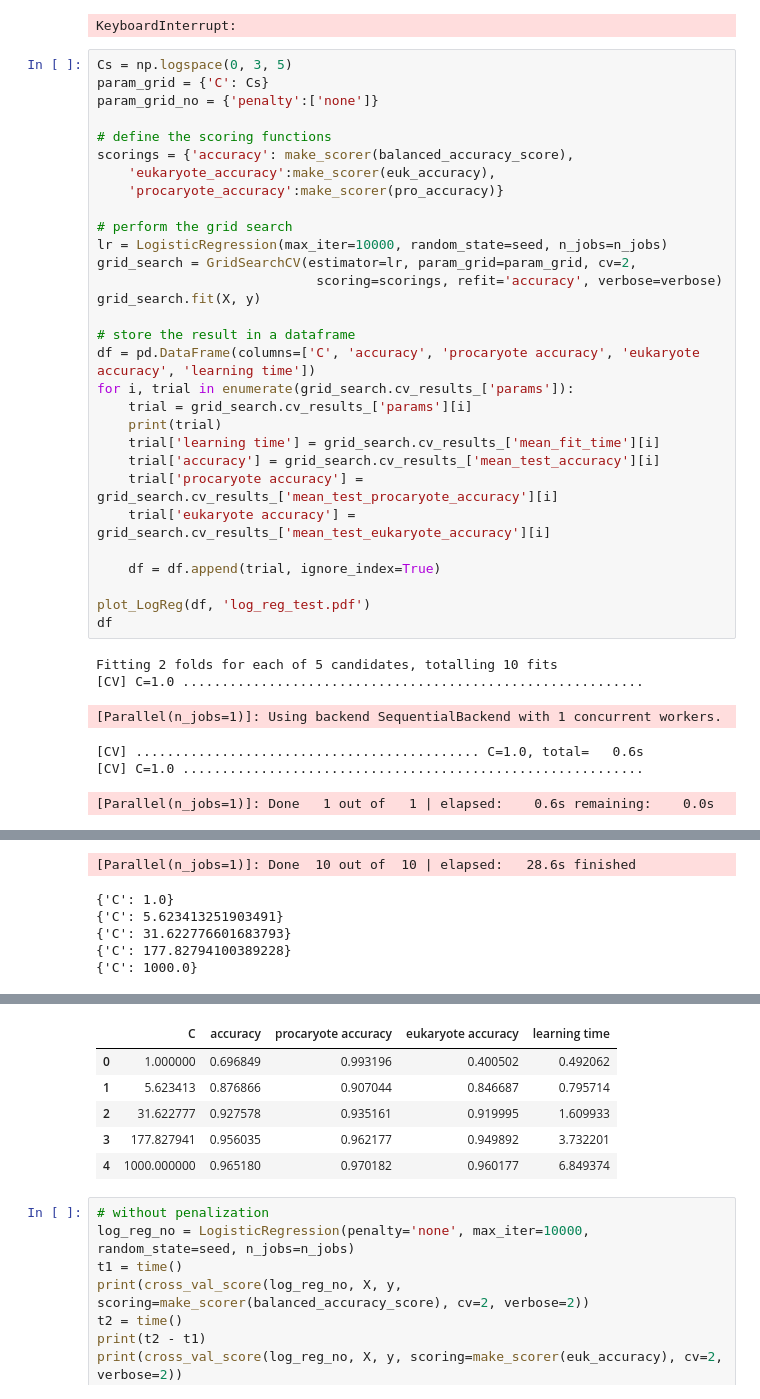
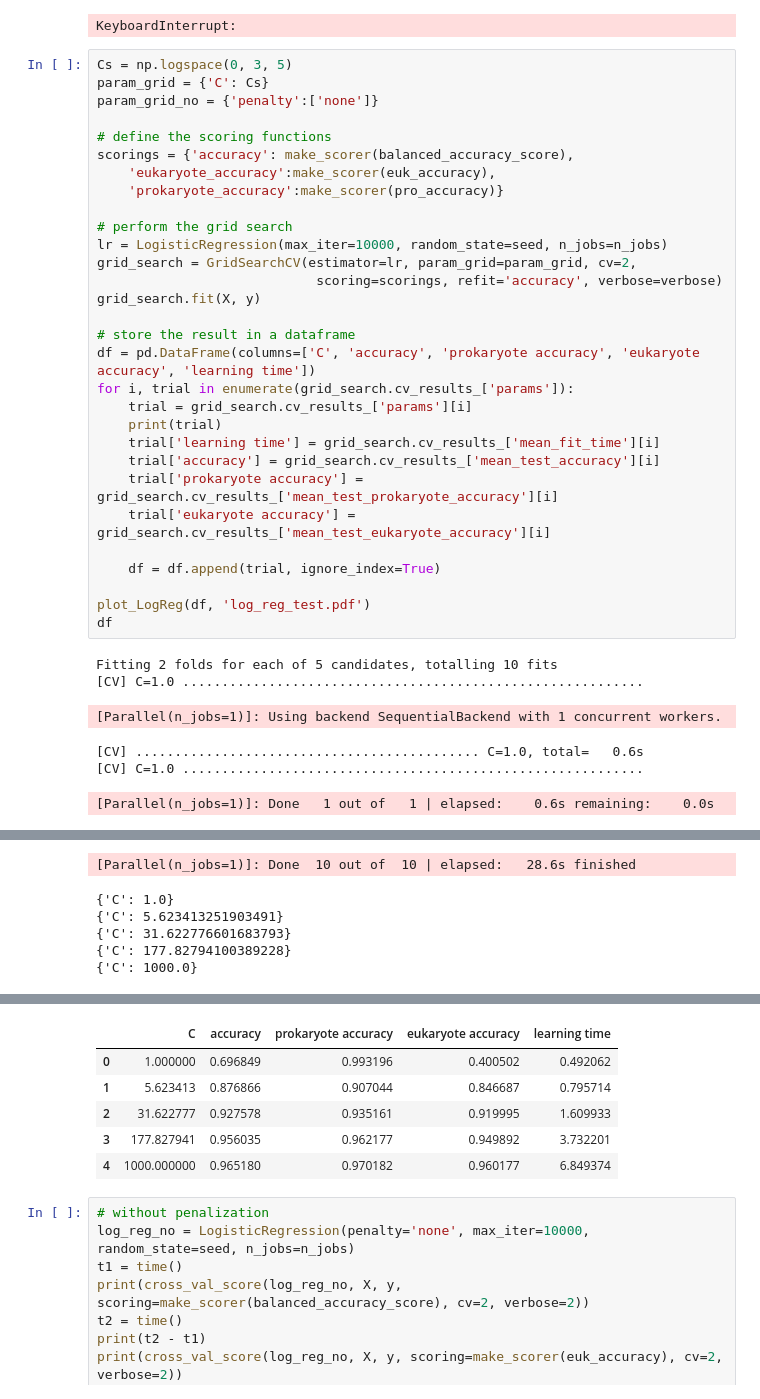
Before and after one commit to Mass23/EukProClassifier, a Jupyter notebook: Logistic_tests.ipynb, the cells around one changed output, grey strips where cells are left out. Drawn from its saved outputs; the diff is of its cells as text.

Commit message:
Make all grid_searchers coherent in the file and plot names and debbug them : everything is running now, still need to tune the range for svc and svm

```diff
--- a/Logistic_tests.ipynb
+++ b/Logistic_tests.ipynb
@@ -84,7 +84,7 @@ param_grid_no = {'penalty':['none']}
 # define the scoring functions
 scorings = {'accuracy': make_scorer(balanced_accuracy_score),
     'eukaryote_accuracy':make_scorer(euk_accuracy),
-    'procaryote_accuracy':make_scorer(pro_accuracy)}
+    'prokaryote_accuracy':make_scorer(pro_accuracy)}
 
 # perform the grid search
 lr = LogisticRegression(max_iter=10000, random_state=seed, n_jobs=n_jobs)
@@ -93,13 +93,13 @@ grid_search = GridSearchCV(estimator=lr, param_grid=param_grid, cv=2,
 grid_search.fit(X, y)
 
 # store the result in a dataframe
-df = pd.DataFrame(columns=['C', 'accuracy', 'procaryote accuracy', 'eukaryote accuracy', 'learning time'])
+df = pd.DataFrame(columns=['C', 'accuracy', 'prokaryote accuracy', 'eukaryote accuracy', 'learning time'])
 for i, trial in enumerate(grid_search.cv_results_['params']):
     trial = grid_search.cv_results_['params'][i]
     print(trial)
     trial['learning time'] = grid_search.cv_results_['mean_fit_time'][i]
     trial['accuracy'] = grid_search.cv_results_['mean_test_accuracy'][i]
-    trial['procaryote accuracy'] = grid_search.cv_results_['mean_test_procaryote_accuracy'][i]
+    trial['prokaryote accuracy'] = grid_search.cv_results_['mean_test_prokaryote_accuracy'][i]
     trial['eukaryote accuracy'] = grid_search.cv_results_['mean_test_eukaryote_accuracy'][i]
 
     df = df.append(trial, ignore_index=True)
@@ -110,34 +110,34 @@ df
 Fitting 2 folds for each of 5 candidates, totalling 10 fits
 [CV] C=1.0 ...........................................................
 [Parallel(n_jobs=1)]: Using backend SequentialBackend with 1 concurrent workers.
 [CV] ............................................ C=1.0, total=   0.6s
 [CV] C=1.0 ...........................................................
 [Parallel(n_jobs=1)]: Done   1 out of   1 | elapsed:    0.6s remaining:    0.0s
 [CV] ............................................ C=1.0, total=   0.5s
 [CV] C=5.623413251903491 .............................................
 [CV] .............................. C=5.623413251903491, total=   0.8s
 [CV] C=5.623413251903491 .............................................
 [CV] .............................. C=5.623413251903491, total=   1.0s
 [CV] C=31.622776601683793 ............................................
 [CV] ............................. C=31.622776601683793, total=   1.7s
 [CV] C=31.622776601683793 ............................................
 [CV] ............................. C=31.622776601683793, total=   1.8s
 [CV] C=177.82794100389228 ............................................
 [CV] ............................. C=177.82794100389228, total=   3.8s
 [CV] C=177.82794100389228 ............................................
 [CV] ............................. C=177.82794100389228, total=   4.1s
 [CV] C=1000.0 ........................................................
 [CV] ......................................... C=1000.0, total=   8.2s
 [CV] C=1000.0 ........................................................
 [CV] ......................................... C=1000.0, total=   5.7s
 [Parallel(n_jobs=1)]: Done  10 out of  10 | elapsed:   28.6s finished
 {'C': 1.0}
 {'C': 5.623413251903491}
 {'C': 31.622776601683793}
 {'C': 177.82794100389228}
 {'C': 1000.0}
 [figure]
-|  | C | accuracy | procaryote accuracy | eukaryote accuracy | learning time |
+|  | C | accuracy | prokaryote accuracy | eukaryote accuracy | learning time |
 | 0 | 1.000000 | 0.696849 | 0.993196 | 0.400502 | 0.492062 |
 | 1 | 5.623413 | 0.876866 | 0.907044 | 0.846687 | 0.795714 |
 | 2 | 31.622777 | 0.927578 | 0.935161 | 0.919995 | 1.609933 |
```
Also changed, not shown: parts of 9 cells of this notebook, 18 other files.
